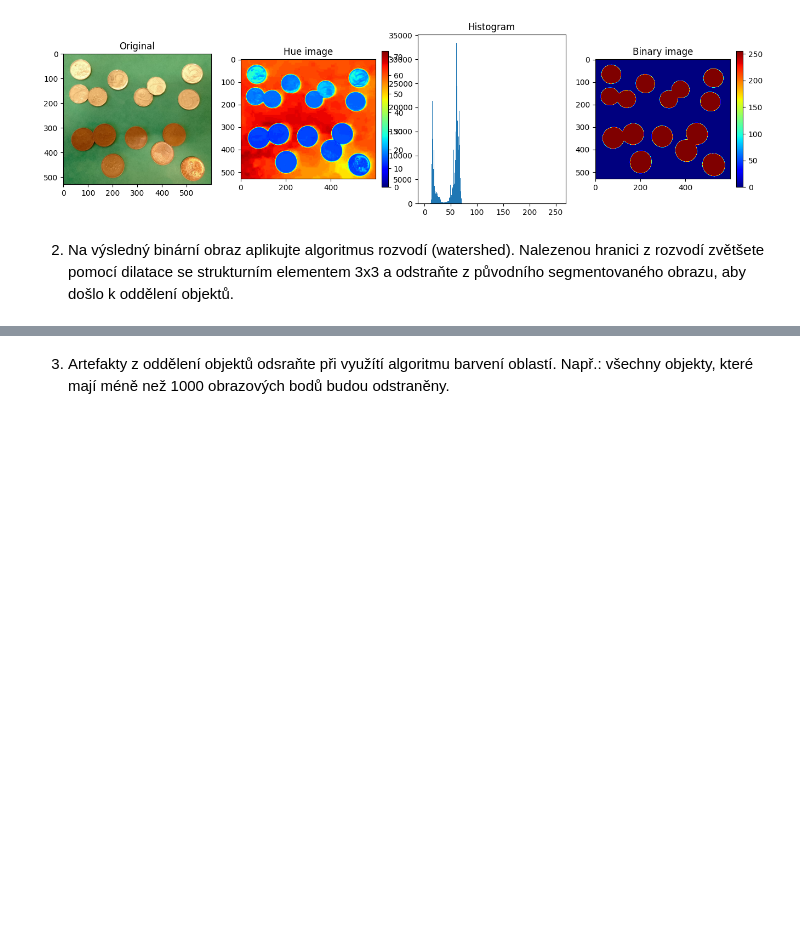
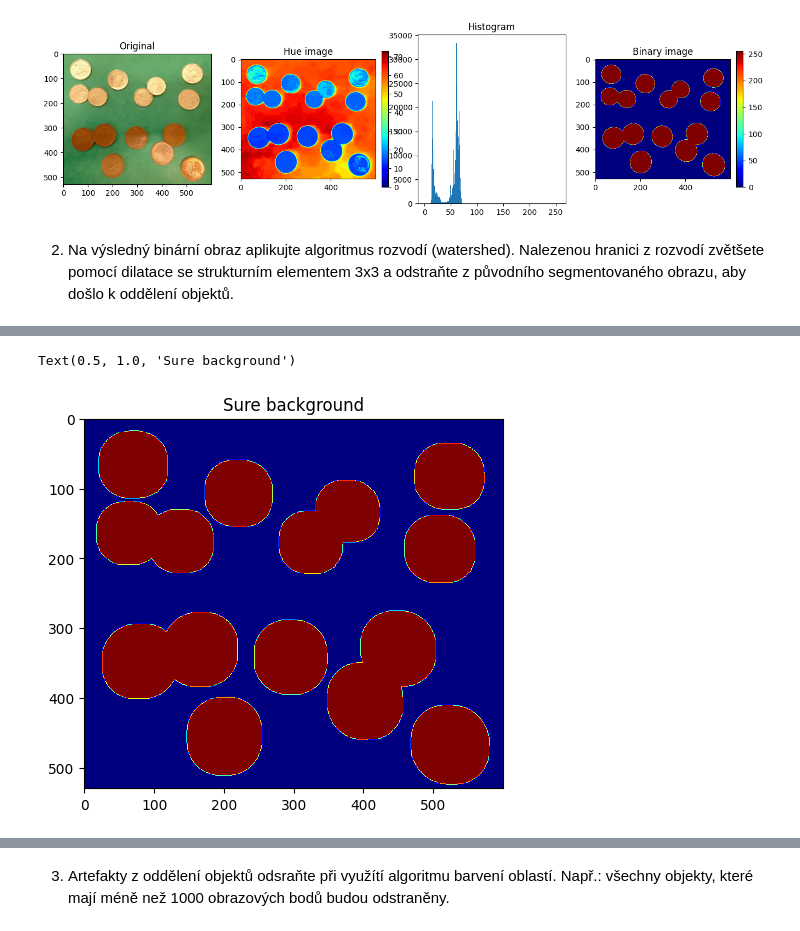
Before and after one commit to TUL-IT-2020/PVI-Pocitacove_videni, a Jupyter notebook: cviceni/cv06/cv06.ipynb, the cells around one changed output, grey strips where cells are left out. Cells and saved outputs as stored; diff of their text form; code cells hidden in the pictures; blank space fills up the shorter version.

```diff
--- a/cviceni/cv06/cv06.ipynb
+++ b/cviceni/cv06/cv06.ipynb
@@ -179,0 +191,16 @@ k oddělení objektů.
+# %%
+# Perform morphological operations
+kernel = np.ones((5, 5), np.uint8)
+
+# Closing
+closing = cv2.morphologyEx(thresh, cv2.MORPH_CLOSE, kernel)
+
+# Remove small white regions
+sure_bg = cv2.dilate(closing, kernel, iterations=3)
+
+# plot
+plt.imshow(sure_bg, cmap='jet')
+plt.title('Sure background')
+# %% [output]
+Text(0.5, 1.0, 'Sure background')
+[figure, added]
```
Also changed, not shown: parts of 11 cells of this notebook, 1 other file.
